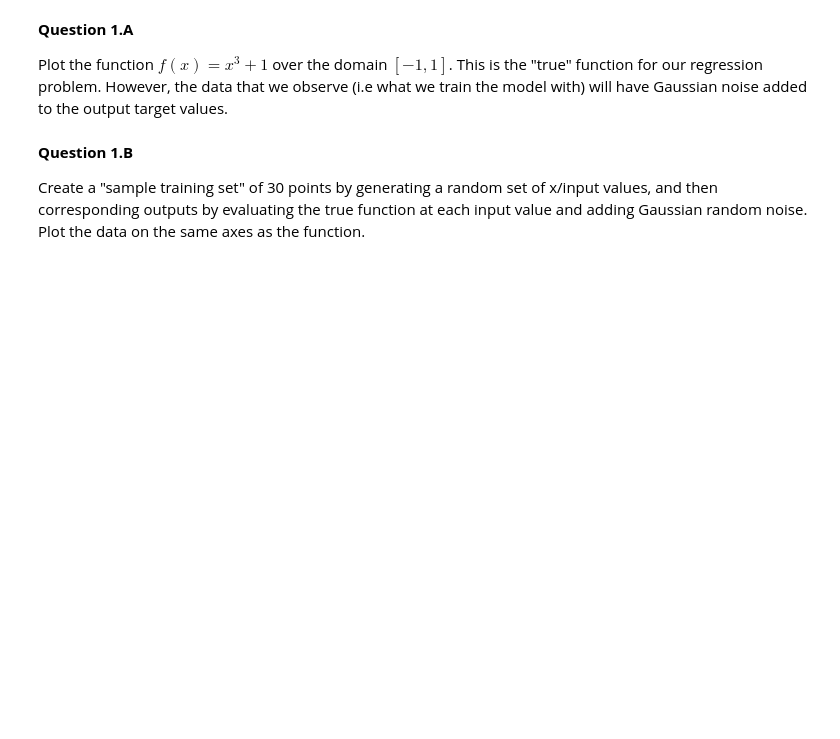
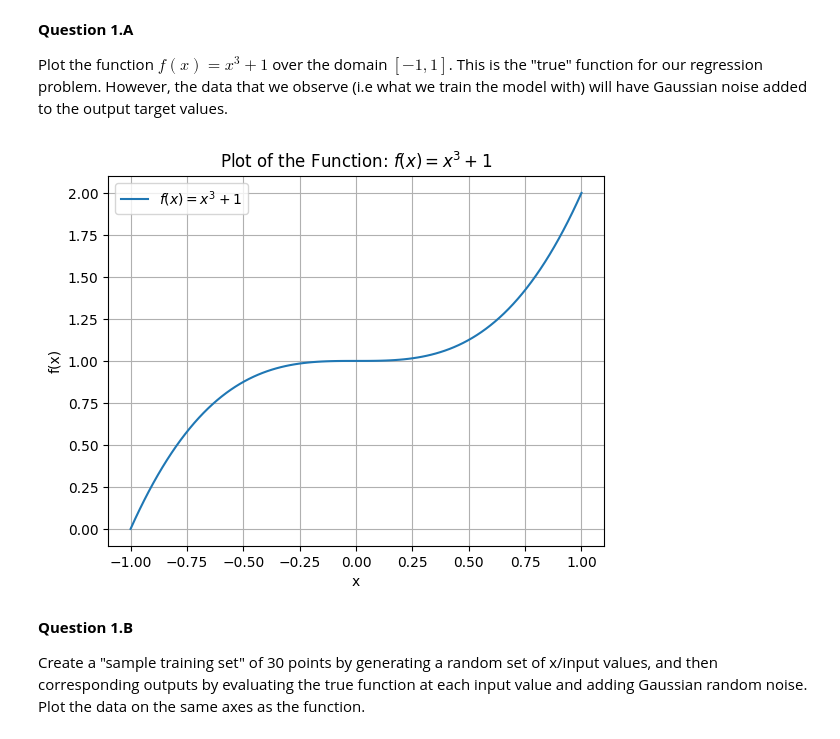
Before and after one commit to EthanGTJones/COMP4702, a Jupyter notebook: Practicals/Week-4-Basic-Parametric-Models-and-Statistical-Learning.ipynb, the cells around one changed output. Saved outputs shown, nothing was run; the diff lists cells and outputs as text; code cells hidden in the pictures; blank space fills up the shorter version.

```diff
--- a/Practicals/Week-4-Basic-Parametric-Models-and-Statistical-Learning.ipynb
+++ b/Practicals/Week-4-Basic-Parametric-Models-and-Statistical-Learning.ipynb
@@ -18,6 +28,22 @@
 **Question 1.A**
 
 Plot the function $f(x) = x^{3} + 1$ over the domain $[-1,1]$. This is the "true" function for our regression problem. However, the data that we observe (i.e what we train the model with) will have Gaussian noise added to the output target values.
+# %%
+def f(x):
+    return x**3 + 1
+
+x_values = np.linspace(-1, 1, 100)
+y_values = f(x_values)
+
+plt.plot(x_values, y_values, label=r'$f(x) = x^3 + 1$')
+plt.title('Plot of the Function: $f(x) = x^3 + 1$')
+plt.xlabel('x')
+plt.ylabel('f(x)')
+plt.legend()
+plt.grid(True)
+plt.show()
+# %% [output]
+[figure, added]
 # %% [markdown]
 **Question 1.B**
 
```
Also changed, not shown: parts of 13 cells of this notebook.
